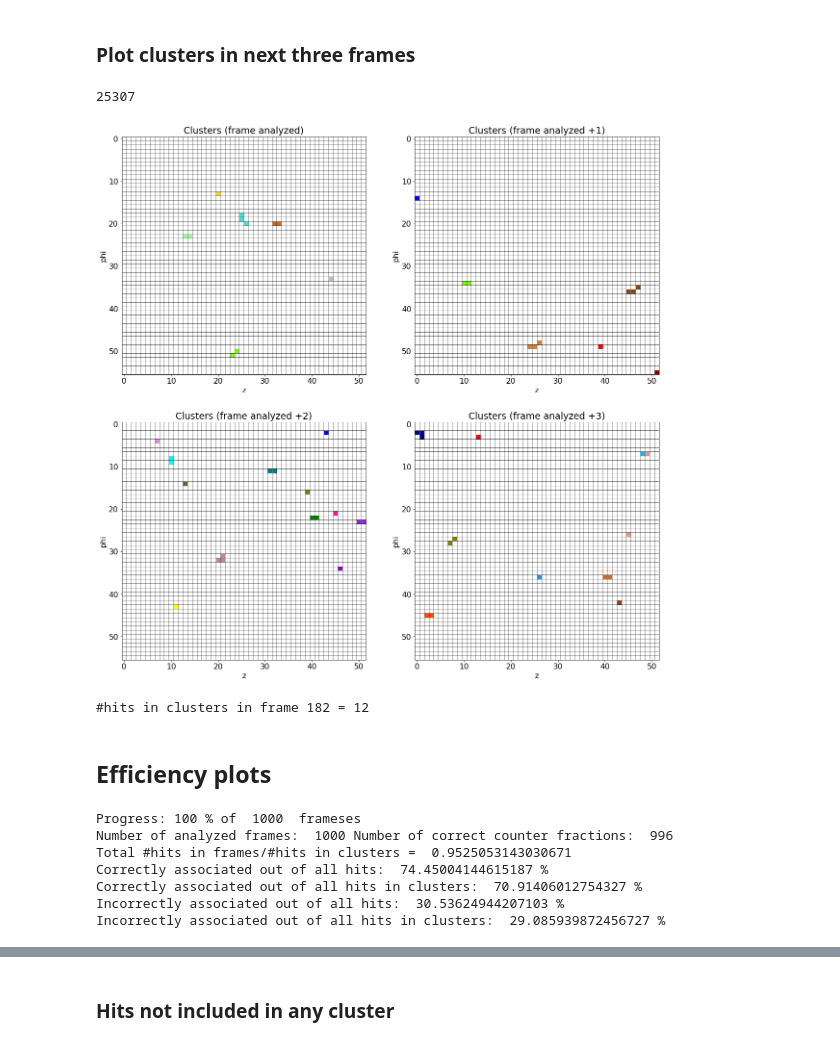
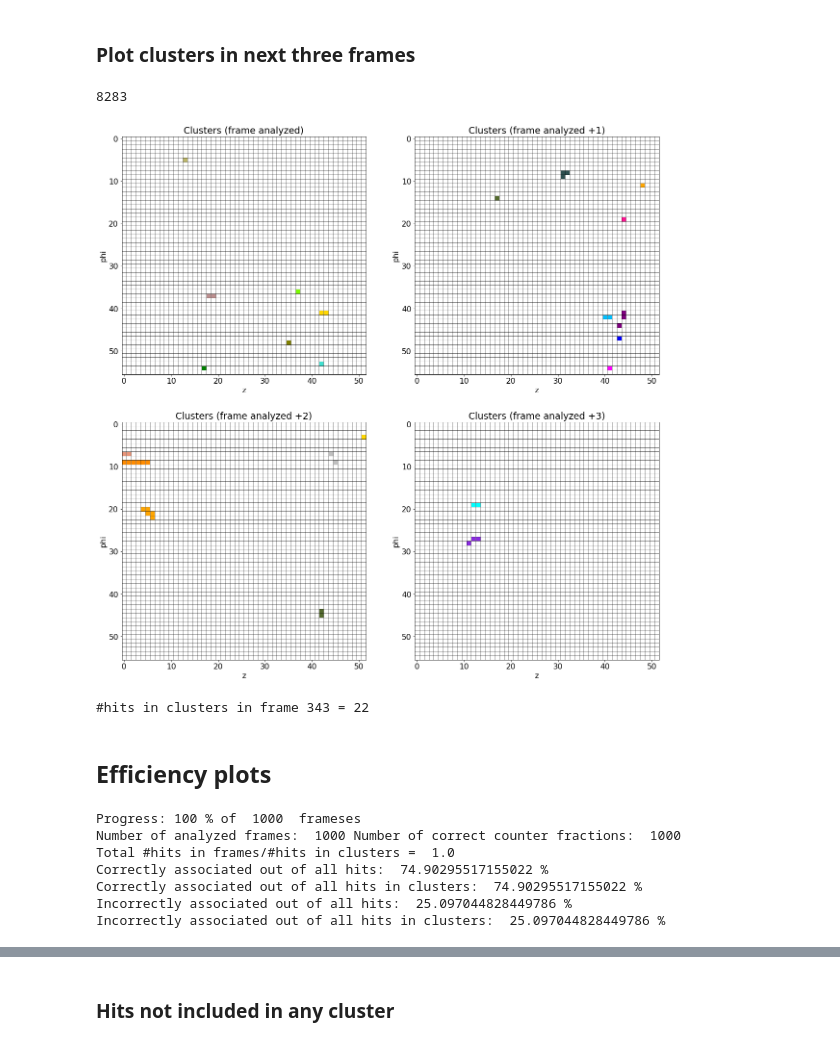
Before and after one commit to maximilianKoeper/melp, a Jupyter notebook: jupyter-notbooks/time_and_spatial_cluster.ipynb, the cells around one changed output, grey strips where cells are left out. Saved outputs shown, nothing was run; the diff lists cells and outputs as text; code cells hidden in the pictures.

```diff
--- a/jupyter-notbooks/time_and_spatial_cluster.ipynb
+++ b/jupyter-notbooks/time_and_spatial_cluster.ipynb
@@ -27,7 +27,9 @@ Welcome to JupyROOT 6.24/06
 filename_trirec = "./testdata/trirec/trirec1.root"
 filename_sorted = "./testdata/sorted/sorted1.root"
 #filename_sorted_big = "/home/erik/GitLab_KIP/melp/root_files/big_run_data/sorted1.root"
-filename_sorted_big = "./testdata/sorted/sorted1_big.root"
+#filename_sorted_big = "./testdata/sorted/sorted1_big.root"
+#fix
+filename_sorted_big = "./testdata/sorted/root_files_fixed/mu3e_sorted_000127.root"
 
 file = ROOT.TFile(filename_sorted)
 ttree_mu3e = file.Get("mu3e")
@@ -79,13 +81,16 @@ Stats:
 ------------------------------
 # %%
 #select frame to analyze
-frame_used = 182
+frame_used = 343 #29 #182
 ttree_mu3e.GetEntry(frame_used)
 ttree_mu3e_big.GetEntry(frame_used)
 
+#set time threshold
+time_threshold_used = 1.2 #ns
+
 #build masks (and deconstruct them into arrays)
 #masks = sclump.build_mask_detector_class(filename_sorted, frame_used, mu3e_detector, mask_type = "big")
-masks, __ = clump.masks.build_mask_around_cluster_master(ttree_mu3e, ttree_mu3e_mc, ttree_sensor, ttree_tiles, mu3e_detector, frame_used, mask_type = "big", rec_type = None)
+masks, __ = clump.masks.build_mask_around_cluster_master(ttree_mu3e, ttree_mu3e_mc, ttree_sensor, ttree_tiles, mu3e_detector, frame_used, time_threshold = time_threshold_used, mask_type = "big", rec_type = None)
 
 keys = []
 values = []
@@ -500,7 +588,7 @@ ttree_mu3e_big.GetEntry(frame_used)
 fig, ax = plt.subplots(2,2, figsize=(20,20))
 
 #plot clusters in frame_analyzed
-clusters1 = clump.three_dim_cluster.iterative_masks_after_time_clustering(ttree_mu3e, ttree_mu3e_mc, ttree_sensor, ttree_tiles,  mu3e_detector, frame_used, mask_type = "big", rec_type = None)
+clusters1 = clump.three_dim_cluster.iterative_masks_after_time_clustering(ttree_mu3e, ttree_mu3e_mc, ttree_sensor, ttree_tiles,  mu3e_detector, frame_used, time_threshold = time_threshold_used, mask_type = "big", rec_type = None)
 
 colors_arr = ["dimgrey", "silver", "rosybrown", "lightcoral", "brown", "darkred", "red", "darksalmon", "orangered",
              "chocolate", "saddlebrown", "peru", "darkorange", "tan", "orange", "gold", "darkkhaki", "olive",
@@ -511,7 +599,7 @@ colors_mixed_arr = random.sample(colors_arr, len(colors_arr))
 
 cluster_masters_1 = []
 whole_clusters_1 = []
-for i in range(len(clusters)):
+for i in range(len(clusters1)):
     cluster_masters_1.append(clusters1[i].master_id)
     whole_clusters_1.append(clusters1[i].get_tile_ids())
 
@@ -533,11 +621,10 @@ ax[0,0].set_xlim(-0.5,51.5)
 ax[0,0].set_ylim(-0.5,55.5)
 ax[0,0].invert_yaxis()
 
-
 #plot clusters in frame_analyzed +1
 ttree_mu3e.GetEntry(frame_used+1)
 ttree_mu3e_big.GetEntry(frame_used+1)
-clusters2 = clump.three_dim_cluster.iterative_masks_after_time_clustering(ttree_mu3e, ttree_mu3e_mc, ttree_sensor, ttree_tiles,  mu3e_detector, frame = frame_used+1, mask_type = "big", rec_type = None)
+clusters2 = clump.three_dim_cluster.iterative_masks_after_time_clustering(ttree_mu3e, ttree_mu3e_mc, ttree_sensor, ttree_tiles,  mu3e_detector, frame = frame_used+1, time_threshold = time_threshold_used, mask_type = "big", rec_type = None)
 
 colors_arr = ["dimgrey", "silver", "rosybrown", "lightcoral", "brown", "darkred", "red", "darksalmon", "orangered",
              "chocolate", "saddlebrown", "peru", "darkorange", "tan", "orange", "gold", "darkkhaki", "olive",
@@ -574,7 +661,7 @@ ax[0,1].invert_yaxis()
 #plot clusters in frame_analyzed +2
 ttree_mu3e.GetEntry(frame_used+2)
 ttree_mu3e_big.GetEntry(frame_used+2)
-clusters3 = clump.three_dim_cluster.iterative_masks_after_time_clustering(ttree_mu3e, ttree_mu3e_mc, ttree_sensor, ttree_tiles,  mu3e_detector, frame_used+2, mask_type = "big", rec_type = None)
+clusters3 = clump.three_dim_cluster.iterative_masks_after_time_clustering(ttree_mu3e, ttree_mu3e_mc, ttree_sensor, ttree_tiles,  mu3e_detector, frame_used+2, time_threshold = time_threshold_used, mask_type = "big", rec_type = None)
 
 colors_arr = ["dimgrey", "silver", "rosybrown", "lightcoral", "brown", "darkred", "red", "darksalmon", "orangered",
              "chocolate", "saddlebrown", "peru", "darkorange", "tan", "orange", "gold", "darkkhaki", "olive",
@@ -611,7 +698,7 @@ ax[1,0].invert_yaxis()
 #plot clusters in frame_analyzed +3
 ttree_mu3e.GetEntry(frame_used+3)
 ttree_mu3e_big.GetEntry(frame_used+3)
-clusters4 = clump.three_dim_cluster.iterative_masks_after_time_clustering(ttree_mu3e, ttree_mu3e_mc, ttree_sensor, ttree_tiles,  mu3e_detector, frame_used+3, mask_type = "big", rec_type = None)
+clusters4 = clump.three_dim_cluster.iterative_masks_after_time_clustering(ttree_mu3e, ttree_mu3e_mc, ttree_sensor, ttree_tiles,  mu3e_detector, frame_used+3, time_threshold = time_threshold_used, mask_type = "big", rec_type = None)
 
 colors_arr = ["dimgrey", "silver", "rosybrown", "lightcoral", "brown", "darkred", "red", "darksalmon", "orangered",
              "chocolate", "saddlebrown", "peru", "darkorange", "tan", "orange", "gold", "darkkhaki", "olive",
@@ -620,53 +707,53 @@ colors_arr = ["dimgrey", "silver", "rosybrown", "lightcoral", "brown", "darkred"
               "indigo", "darkviolet", "violet", "purple", "magenta", "deeppink", "crimson"]
 colors_mixed_arr = random.sample(colors_arr, len(colors_arr))
 
 cluster_masters4 = []
 whole_clusters4 = []
 for i in range(len(clusters4)):
     cluster_masters4.append(clusters4[i].master_id)
     whole_clusters4.append(clusters4[i].get_tile_ids())
 
 for i in range(len(whole_clusters4)):
     for j in whole_clusters4[i]:
         if j < 300000:
             tile = mu3e_detector.TileDetector.tile[j]
             y = tile.row()
             x = tile.column()
             ax[1,1].scatter(x, y, c = colors_mixed_arr[i], marker = "s", s = 64)
 
 
 ax[1,1].hlines(y=np.arange(0, 56)+0.5, xmin=-0.5, xmax=51.5, color="black", linewidth = 0.5)
 ax[1,1].vlines(x=np.arange(0, 52)+0.5, ymin=-0.5, ymax=55.5, color="black", linewidth = 0.5)
 ax[1,1].set_title("Clusters (frame analyzed +3)")
 ax[1,1].set_xlabel("z")
 ax[1,1].set_ylabel("phi")
 ax[1,1].set_xlim(-0.5,51.5)
 ax[1,1].set_ylim(-0.5,55.5)
 ax[1,1].invert_yaxis()
 
 ttree_mu3e.GetEntry(frame_used)
 ttree_mu3e_big.GetEntry(frame_used)
 # %% [output]
-25307
+8283
-[figure, old version]
+[figure, new version]
 # %%
-clusters = clump.three_dim_cluster.iterative_masks_after_time_clustering(ttree_mu3e, ttree_mu3e_mc, ttree_sensor, ttree_tiles,  mu3e_detector, frame_used, mask_type = "big", rec_type = None)
+clusters = clump.three_dim_cluster.iterative_masks_after_time_clustering(ttree_mu3e, ttree_mu3e_mc, ttree_sensor, ttree_tiles,  mu3e_detector, frame_used, time_threshold = time_threshold_used, mask_type = "big", rec_type = None)
 hits_in_clusters = 0
 for cluster in clusters:
     hits_in_clusters += cluster.__len__()
 
 print("#hits in clusters in frame" ,clusters[0].frame_id, "=",hits_in_clusters, )
 # %% [output]
-#hits in clusters in frame 182 = 12
+#hits in clusters in frame 343 = 22
 # %% [markdown]
 ## Efficiency plots
 # %%
-frac_corr_frame_primary, frac_corr_clusters_frame_primary, frac_uncorr_frame_primary, tot_corr_primary = clump_plt.compare_to_primary(ttree_mu3e_big, ttree_mu3e_mc_big, ttree_sensor_big, ttree_tiles_big, mu3e_detector, mask_type = "big", number_of_frames = 1000, rec_type = None, cluster_type = "timetheniterativespatial")
+frac_corr_frame_primary, frac_corr_clusters_frame_primary, frac_uncorr_frame_primary, tot_corr_primary = clump_plt.compare_to_primary(ttree_mu3e_big, ttree_mu3e_mc_big, ttree_sensor_big, ttree_tiles_big, mu3e_detector, time_threshold = time_threshold_used, mask_type = "big", number_of_frames = 1000, rec_type = None, cluster_type = "timetheniterativespatial")
 # %% [output]
 Progress: 100 % of  1000  frameses
-Number of analyzed frames:  1000 Number of correct counter fractions:  996
-Total #hits in frames/#hits in clusters =  0.9525053143030671
-Correctly associated out of all hits:  74.45004144615187 %
-Correctly associated out of all hits in clusters:  70.91406012754327 %
-Incorrectly associated out of all hits:  30.53624944207103 %
-Incorrectly associated out of all hits in clusters:  29.085939872456727 %
+Number of analyzed frames:  1000 Number of correct counter fractions:  1000
+Total #hits in frames/#hits in clusters =  1.0
+Correctly associated out of all hits:  74.90295517155022 %
+Correctly associated out of all hits in clusters:  74.90295517155022 %
+Incorrectly associated out of all hits:  25.097044828449786 %
+Incorrectly associated out of all hits in clusters:  25.097044828449786 %
```
Also changed, not shown: parts of 38 cells of this notebook, 34 other files.
